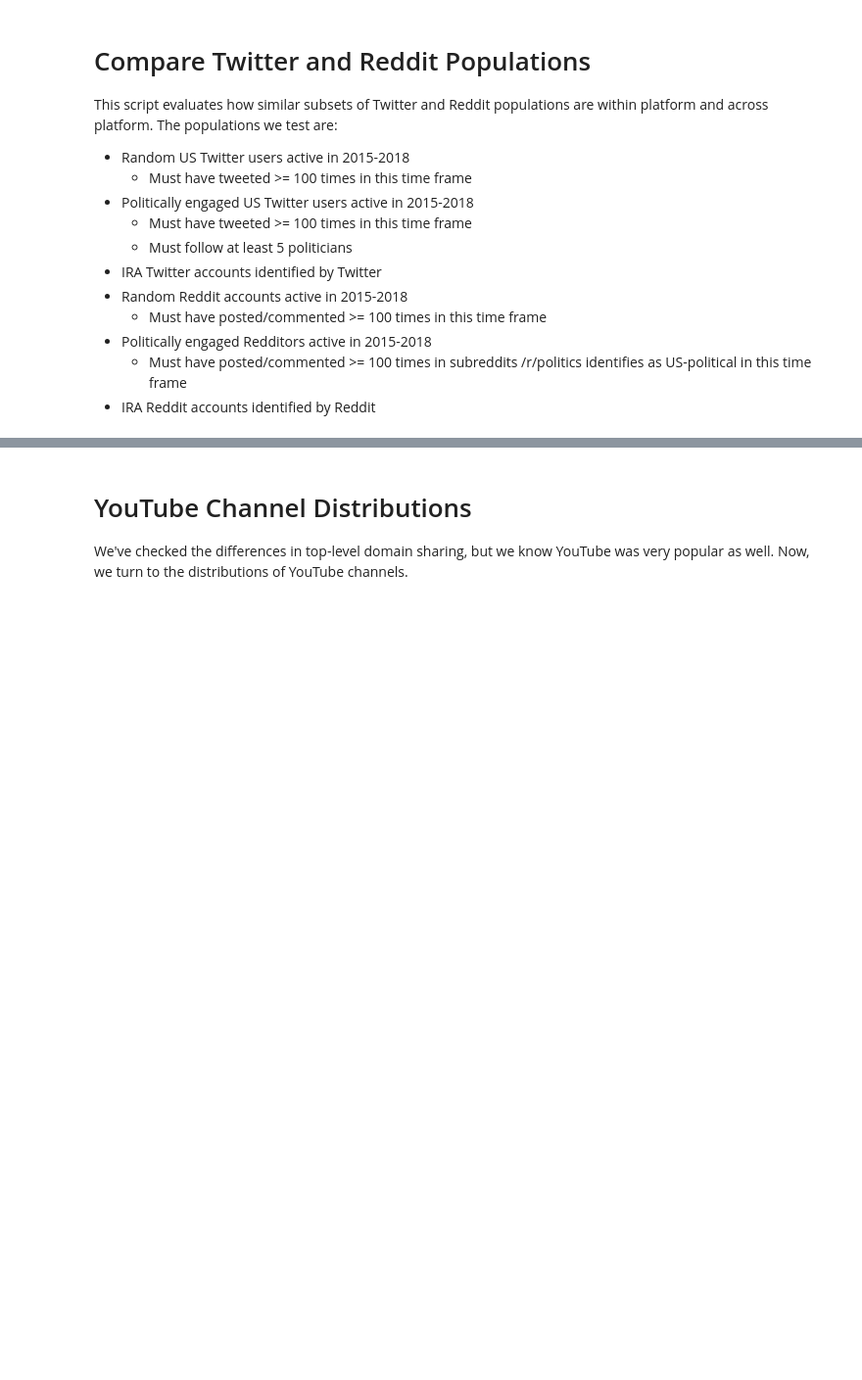
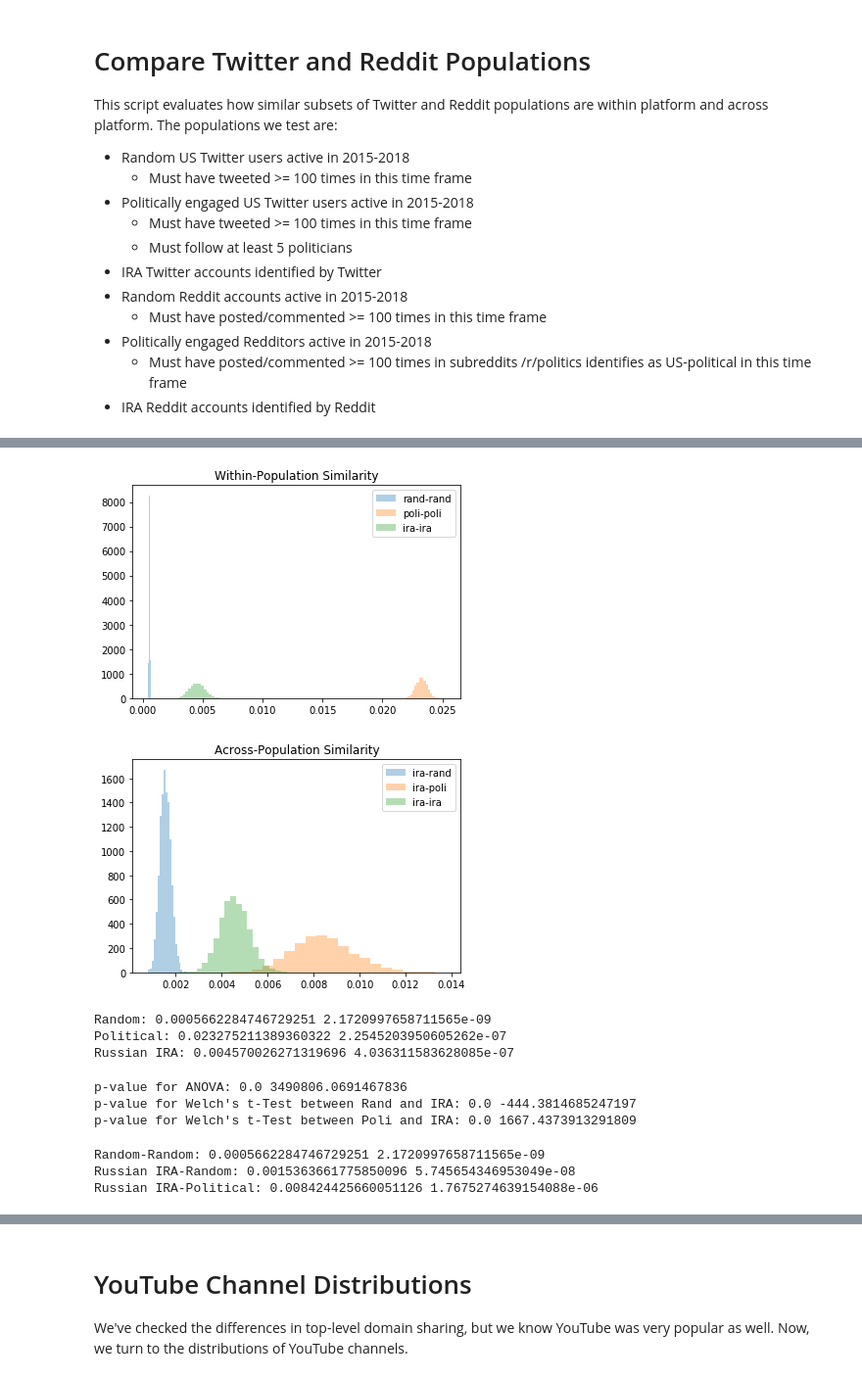
Before and after one commit to cbuntain/social-x-coor, a Jupyter notebook: notebooks/01-PopulationLinkComparison.ipynb, the cells around one changed output, grey strips where cells are left out. Shown at 98% size. Drawn from its saved outputs; the diff is of its cells as text; code cells hidden in the pictures; blank space fills up the shorter version.

```diff
--- a/notebooks/01-PopulationLinkComparison.ipynb
+++ b/notebooks/01-PopulationLinkComparison.ipynb
@@ -366,7 +452,7 @@ r2r_ira_ira_sim_avg = (np.sum(r2r_ira_ira_sim, axis=1) - 1) / (reddit_user_links
 r2r_ira_rand_sim_avg = np.mean(r2r_ira_rand_sim, axis=1)
 r2r_ira_poli_sim_avg = np.mean(r2r_ira_poli_sim, axis=1)
 r2r_ira_ira_sim_avg = np.mean(r2r_ira_ira_sim, axis=1)
-r2r_rand_poli_sim_avg = np.sum(r2r_rand_poli_sim, axis=1)
+r2r_rand_poli_sim_avg = np.mean(r2r_rand_poli_sim, axis=1)
 
 # # Plot what these similarities look like
 # plt.hist(r2r_ira_rand_sim_avg, bins=20, density=True, alpha=0.35, label="ira-rand")
@@ -374,30 +460,72 @@ r2r_rand_poli_sim_avg = np.sum(r2r_rand_poli_sim, axis=1)
 # plt.hist(r2r_ira_ira_sim_avg, bins=20, density=True, alpha=0.35, label="ira-ira")
 
 # plt.legend()
 # plt.show()
 
 # Show similarity distribution within populations in this platform
 r2r_rand_rand_sim_avg_bootstrap = [sklearn.utils.resample(r2r_rand_rand_sim_avg, replace=True, n_samples=r2r_rand_rand_sim_avg.shape[0]).mean() for i in range(bootstrap_count)]
 r2r_poli_poli_sim_avg_bootstrap = [sklearn.utils.resample(r2r_poli_poli_sim_avg, replace=True, n_samples=r2r_poli_poli_sim_avg.shape[0]).mean() for i in range(bootstrap_count)]
 r2r_ira_ira_sim_avg_bootstrap = [sklearn.utils.resample(r2r_ira_ira_sim_avg, replace=True, n_samples=r2r_ira_ira_sim_avg.shape[0]).mean() for i in range(bootstrap_count)]
 
 plt.hist(r2r_rand_rand_sim_avg_bootstrap, bins=20, density=True, alpha=0.35, label="rand-rand")
 plt.hist(r2r_poli_poli_sim_avg_bootstrap, bins=20, density=True, alpha=0.35, label="poli-poli")
 plt.hist(r2r_ira_ira_sim_avg_bootstrap, bins=20, density=True, alpha=0.35, label="ira-ira")
 
 plt.title("Within-Population Similarity")
 plt.legend()
 plt.show()
 
 # Show similarity distribution across populations in this platform
 r2r_ira_rand_sim_avg_bootstrap = [sklearn.utils.resample(r2r_ira_rand_sim_avg, replace=True, n_samples=r2r_ira_rand_sim_avg.shape[0]).mean() for i in range(bootstrap_count)]
 r2r_ira_poli_sim_avg_bootstrap = [sklearn.utils.resample(r2r_ira_poli_sim_avg, replace=True, n_samples=r2r_ira_poli_sim_avg.shape[0]).mean() for i in range(bootstrap_count)]
 r2r_ira_ira_sim_avg_bootstrap = [sklearn.utils.resample(r2r_ira_ira_sim_avg, replace=True, n_samples=r2r_ira_ira_sim_avg.shape[0]).mean() for i in range(bootstrap_count)]
 
 plt.hist(r2r_ira_rand_sim_avg_bootstrap, bins=20, density=True, alpha=0.35, label="ira-rand")
 plt.hist(r2r_ira_poli_sim_avg_bootstrap, bins=20, density=True, alpha=0.35, label="ira-poli")
 plt.hist(r2r_ira_ira_sim_avg_bootstrap, bins=20, density=True, alpha=0.35, label="ira-ira")
 
 plt.title("Across-Population Similarity")
 plt.legend()
 plt.show()
+# %% [output]
+[figure, added]
+[figure, added]
+# %%
+print("Random:", np.array(r2r_rand_rand_sim_avg_bootstrap).mean(), np.array(r2r_rand_rand_sim_avg_bootstrap).var())
+print("Political:", np.array(r2r_poli_poli_sim_avg_bootstrap).mean(), np.array(r2r_poli_poli_sim_avg_bootstrap).var())
+print("Russian IRA:", np.array(r2r_ira_ira_sim_avg_bootstrap).mean(), np.array(r2r_ira_ira_sim_avg_bootstrap).var())
+# %% [output]
+Random: 0.0005662284746729251 2.1720997658711565e-09
+Political: 0.023275211389360322 2.2545203950605262e-07
+Russian IRA: 0.004570026271319696 4.036311583628085e-07
+# %%
+# Test whether the within-group similarities across the three populations are equal
+f_stat, p_val = scipy.stats.f_oneway(
+    r2r_rand_rand_sim_avg_bootstrap,
+    r2r_poli_poli_sim_avg_bootstrap,
+    r2r_ira_ira_sim_avg_bootstrap)
+print("p-value for ANOVA:", p_val, f_stat)
+
+t_stat, p_val = scipy.stats.ttest_ind(
+    r2r_rand_rand_sim_avg_bootstrap,
+    r2r_ira_ira_sim_avg_bootstrap,
+    axis=0, equal_var=False)
+print("p-value for Welch's t-Test between Rand and IRA:", p_val, t_stat)
+
+t_stat, p_val = scipy.stats.ttest_ind(
+    r2r_poli_poli_sim_avg_bootstrap,
+    r2r_ira_ira_sim_avg_bootstrap,
+    axis=0, equal_var=False)
+print("p-value for Welch's t-Test between Poli and IRA:", p_val, t_stat)
+# %% [output]
+p-value for ANOVA: 0.0 3490806.0691467836
+p-value for Welch's t-Test between Rand and IRA: 0.0 -444.3814685247197
+p-value for Welch's t-Test between Poli and IRA: 0.0 1667.4373913291809
+# %%
+print("Random-Random:", np.array(r2r_rand_rand_sim_avg_bootstrap).mean(), np.array(r2r_rand_rand_sim_avg_bootstrap).var())
+print("Russian IRA-Random:", np.array(r2r_ira_rand_sim_avg_bootstrap).mean(), np.array(r2r_ira_rand_sim_avg_bootstrap).var())
+print("Russian IRA-Political:", np.array(r2r_ira_poli_sim_avg_bootstrap).mean(), np.array(r2r_ira_poli_sim_avg_bootstrap).var())
+# %% [output]
+Random-Random: 0.0005662284746729251 2.1720997658711565e-09
+Russian IRA-Random: 0.0015363661775850096 5.745654346953049e-08
+Russian IRA-Political: 0.008424425660051126 1.7675274639154088e-06
```
Also changed, not shown: parts of 54 cells of this notebook.
